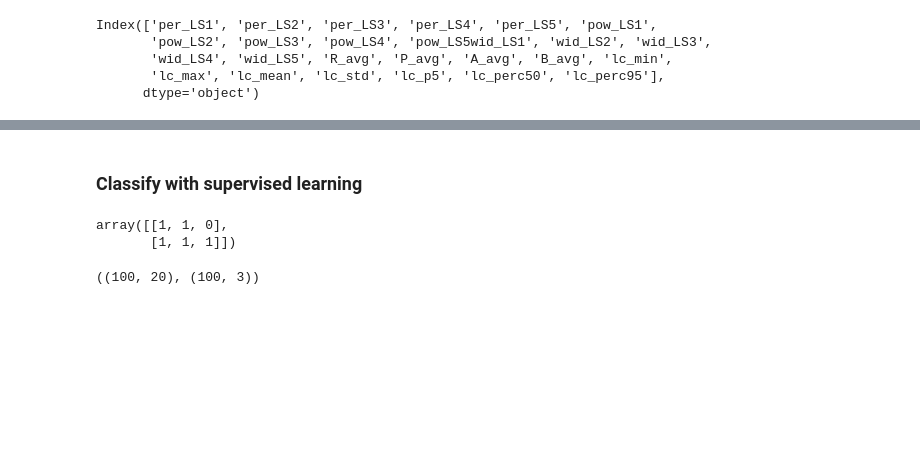
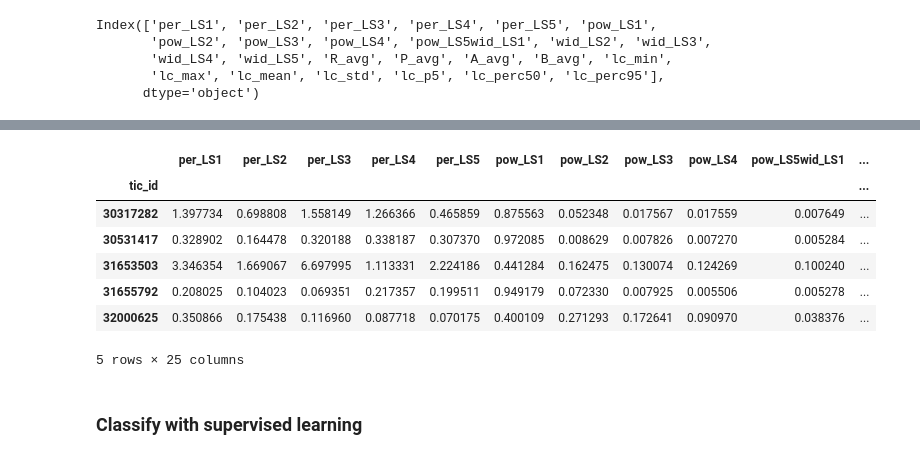
Before and after one commit to jbirky/hack_aas235, a Jupyter notebook: feature_extraction.ipynb, the cells around one changed output, grey strips where cells are left out. Drawn from its saved outputs; the diff is of its cells as text; code cells hidden in the pictures; blank space fills up the shorter version.

Commit message:
implement classifier

```diff
--- a/feature_extraction.ipynb
+++ b/feature_extraction.ipynb
@@ -271,3 +231,14 @@ array([[1.39773357e+00, 6.98808056e-01, 1.55814928e+00, ...,
+# %%
+comb_feat.head()
+# %% [output]
+|  | per_LS1 | per_LS2 | per_LS3 | per_LS4 | per_LS5 | pow_LS1 | pow_LS2 | pow_LS3 | pow_LS4 | pow_LS5wid_LS1 | ... |
+| tic_id |  |  |  |  |  |  |  |  |  |  | ... |
+| 30317282 | 1.397734 | 0.698808 | 1.558149 | 1.266366 | 0.465859 | 0.875563 | 0.052348 | 0.017567 | 0.017559 | 0.007649 | ... |
+| 30531417 | 0.328902 | 0.164478 | 0.320188 | 0.338187 | 0.307370 | 0.972085 | 0.008629 | 0.007826 | 0.007270 | 0.005284 | ... |
+| 31653503 | 3.346354 | 1.669067 | 6.697995 | 1.113331 | 2.224186 | 0.441284 | 0.162475 | 0.130074 | 0.124269 | 0.100240 | ... |
+| 31655792 | 0.208025 | 0.104023 | 0.069351 | 0.217357 | 0.199511 | 0.949179 | 0.072330 | 0.007925 | 0.005506 | 0.005278 | ... |
+| 32000625 | 0.350866 | 0.175438 | 0.116960 | 0.087718 | 0.070175 | 0.400109 | 0.271293 | 0.172641 | 0.090970 | 0.038376 | ... |
+5 rows × 25 columns
 # %% [markdown]
 ### Classify with supervised learning
 # %%
@@ -275,14 +246,3 @@ from sklearn.datasets import make_multilabel_classification
 from sklearn.multioutput import MultiOutputClassifier
 from sklearn.ensemble import RandomForestClassifier
 from sklearn.neighbors import KNeighborsClassifier
-# %%
-X, y = make_multilabel_classification(n_classes=3, random_state=0)
-clf = MultiOutputClassifier(KNeighborsClassifier()).fit(X, y)
-clf.predict(X[-2:])
-# %% [output]
-array([[1, 1, 0],
-       [1, 1, 1]])
-# %%
-X.shape, y.shape
-# %% [output]
-((100, 20), (100, 3))
```
Also changed, not shown: parts of 11 cells of this notebook.
